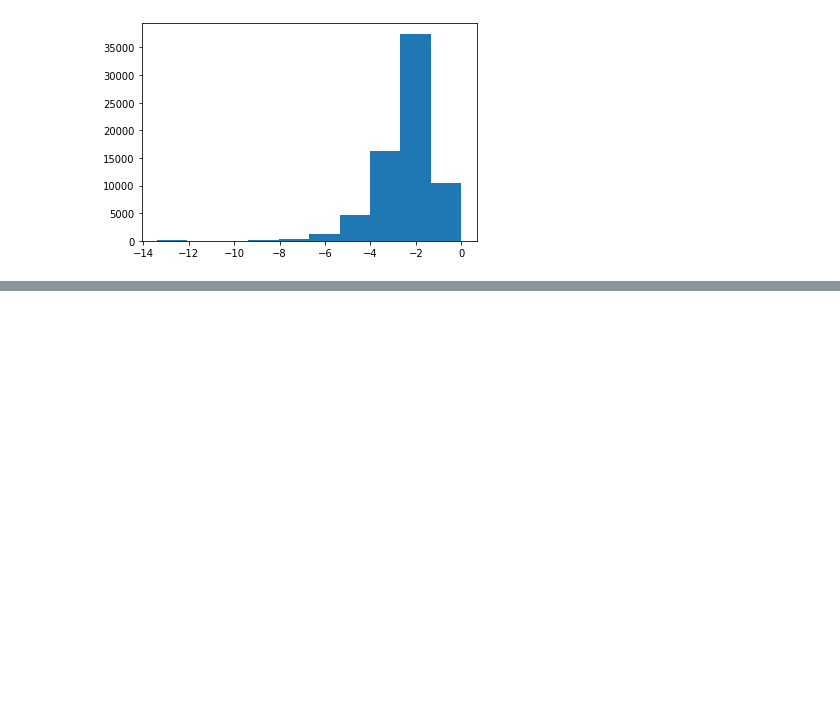
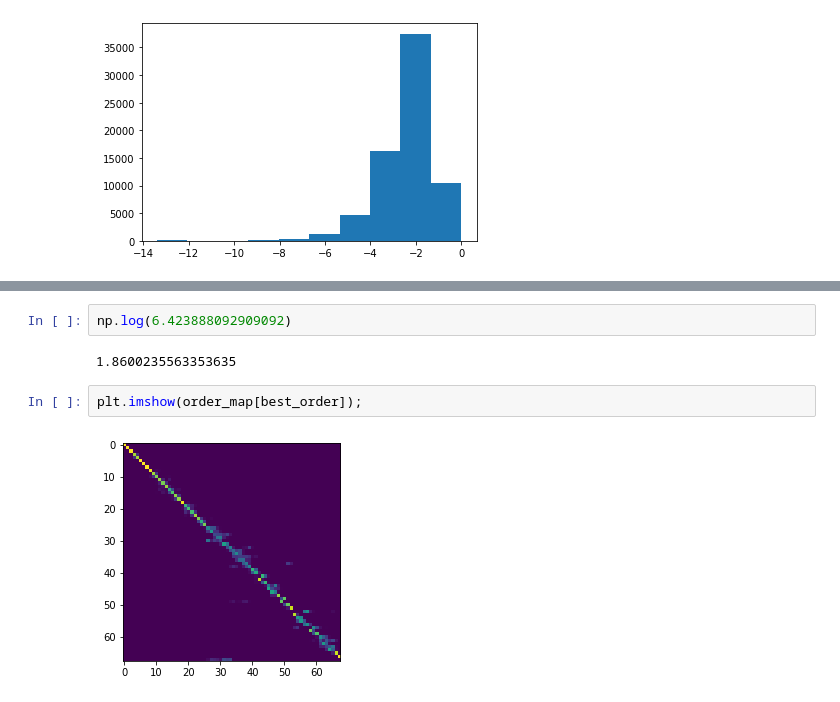
Before and after one commit to kurmukovai/ebm-progression, a Jupyter notebook: notebooks/1_run_experiment.ipynb, the cells around one changed output, grey strips where cells are left out. Saved outputs shown, nothing was run; the diff lists cells and outputs as text; blank space fills up the shorter version.

```diff
--- a/notebooks/1_run_experiment.ipynb
+++ b/notebooks/1_run_experiment.ipynb
@@ -34,0 +98,8 @@ import matplotlib.pyplot as plt
+# %%
+np.log(6.423888092909092)
+# %% [output]
+1.8600235563353635
+# %%
+plt.imshow(order_map[best_order]);
+# %% [output]
+[figure, added]
```
Also changed, not shown: parts of 12 cells of this notebook, 4 other files.
